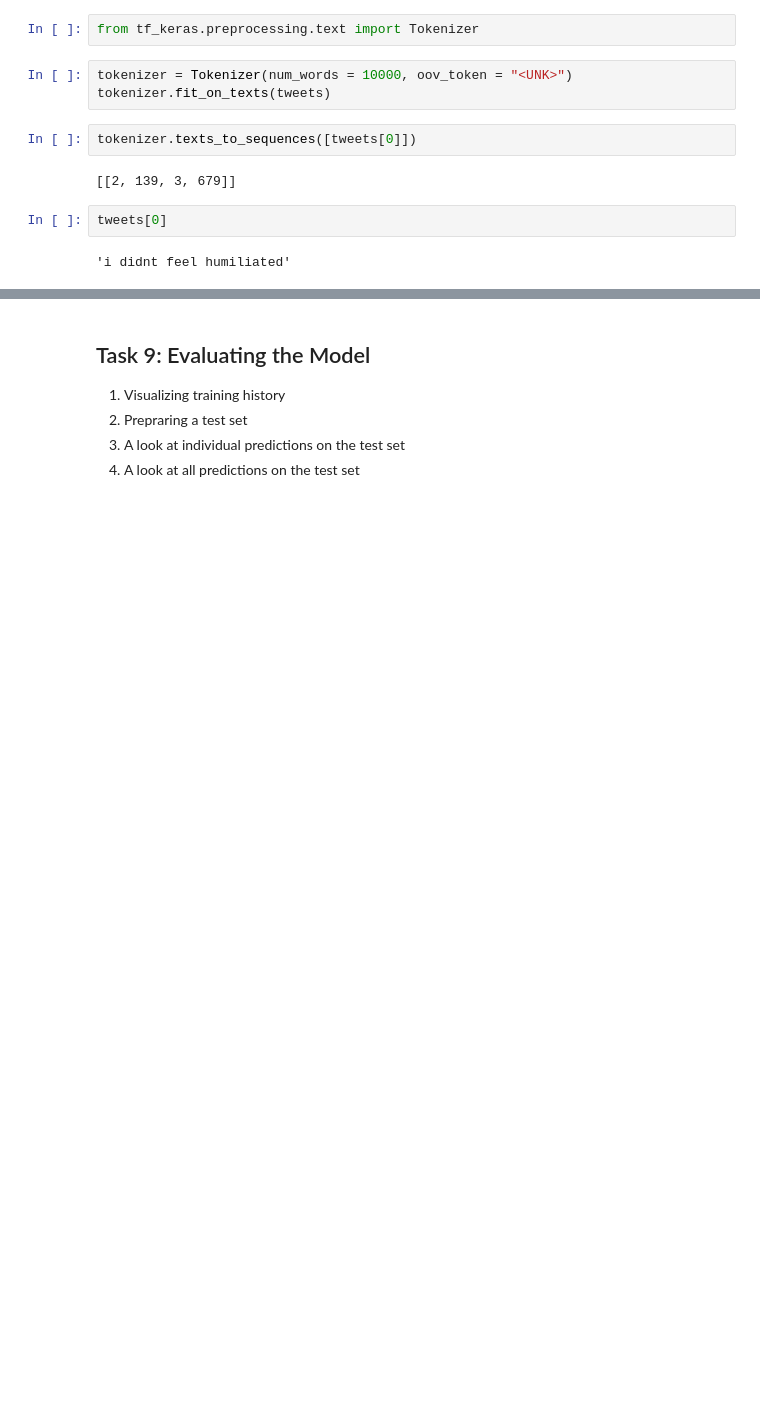
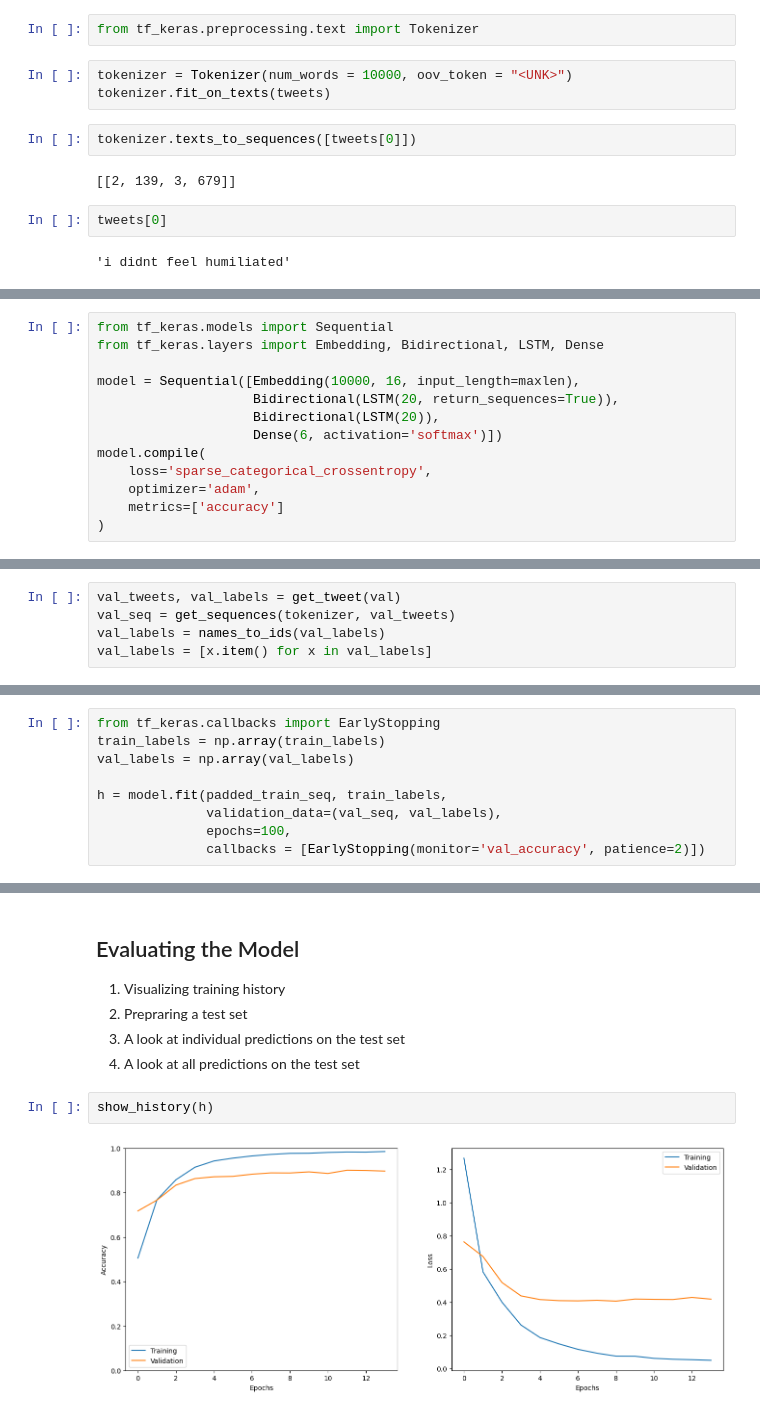
Before and after one commit to thecoolanika/TweetEmotionRecognition, a Jupyter notebook: Tweet_Emotion_Recognition_Learner.ipynb, the cells around one changed output, grey strips where cells are left out. Cells and saved outputs as stored; diff of their text form; blank space fills up the shorter version.

Commit message:
Model done

```diff
--- a/Tweet_Emotion_Recognition_Learner.ipynb
+++ b/Tweet_Emotion_Recognition_Learner.ipynb
@@ -141,3 +229,16 @@ tweets[0]
 
 1. Creating the model
 2. Compiling the model
+# %%
+from tf_keras.models import Sequential
+from tf_keras.layers import Embedding, Bidirectional, LSTM, Dense
+
+model = Sequential([Embedding(10000, 16, input_length=maxlen),
+                    Bidirectional(LSTM(20, return_sequences=True)),
+                    Bidirectional(LSTM(20)),
+                    Dense(6, activation='softmax')])
+model.compile(
+    loss='sparse_categorical_crossentropy',
+    optimizer='adam',
+    metrics=['accuracy']
+)
@@ -146,3 +269,8 @@ tweets[0]
 
 1. Preparing a validation set
 2. Training the model
+# %%
+val_tweets, val_labels = get_tweet(val)
+val_seq = get_sequences(tokenizer, val_tweets)
+val_labels = names_to_ids(val_labels)
+val_labels = [x.item() for x in val_labels]
@@ -148,0 +282,9 @@ tweets[0]
+# %%
+from tf_keras.callbacks import EarlyStopping
+train_labels = np.array(train_labels)
+val_labels = np.array(val_labels)
+
+h = model.fit(padded_train_seq, train_labels,
+              validation_data=(val_seq, val_labels),
+              epochs=100,
+              callbacks = [EarlyStopping(monitor='val_accuracy', patience=2)])
@@ -149,7 +309,11 @@ tweets[0]
 # %% [markdown]
-## Task 9: Evaluating the Model
+## Evaluating the Model
 
 1. Visualizing training history
 2. Prepraring a test set
 3. A look at individual predictions on the test set
 4. A look at all predictions on the test set
+# %%
+show_history(h)
+# %% [output]
+[figure, added]
```
Also changed, not shown: parts of 25 cells of this notebook.
